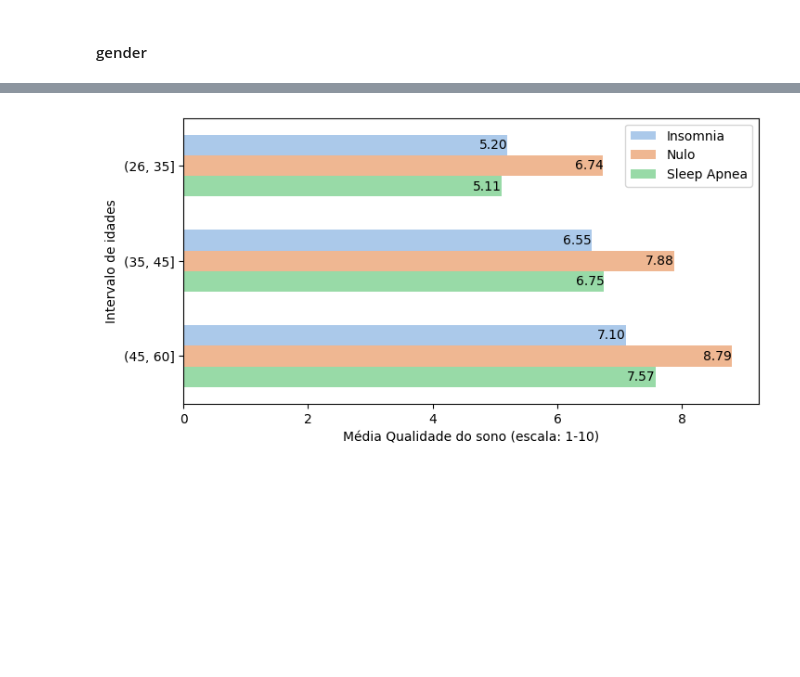
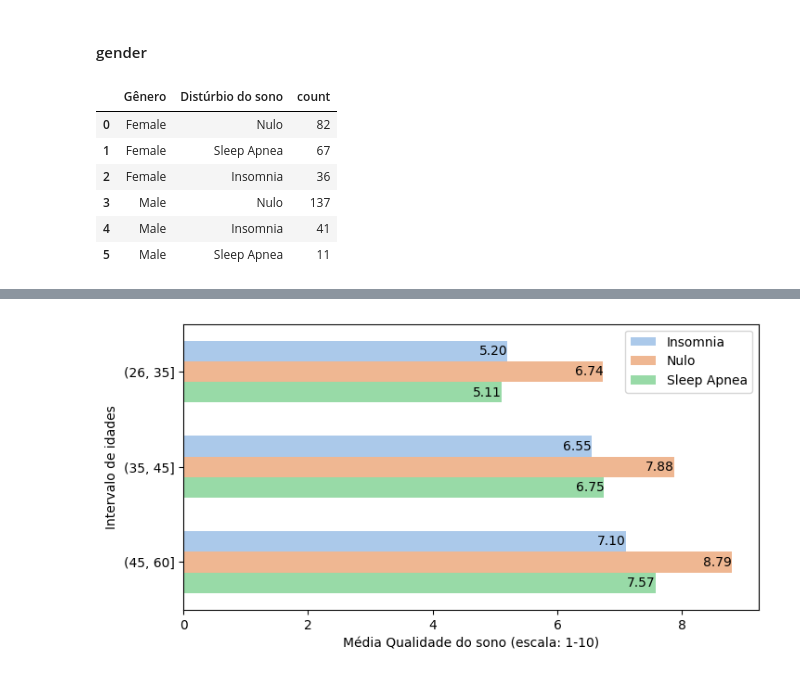
Before and after one commit to kaladabrio2020/Classfica-aoQualidadeDoSono, a Jupyter notebook: DisturbioDoSonoPrediction.ipynb, the cells around one changed output, grey strips where cells are left out. Saved outputs shown, nothing was run; the diff lists cells and outputs as text; code cells hidden in the pictures; blank space fills up the shorter version.

```diff
--- a/DisturbioDoSonoPrediction.ipynb
+++ b/DisturbioDoSonoPrediction.ipynb
@@ -141,6 +141,16 @@ plt.show()
 #### gender
 # %%
 genderDistubio = data.groupby(by='Gênero')['Distúrbio do sono'].value_counts().reset_index()
+# %%
+genderDistubio
+# %% [output]
+|  | Gênero | Distúrbio do sono | count |
+| 0 | Female | Nulo | 82 |
+| 1 | Female | Sleep Apnea | 67 |
+| 2 | Female | Insomnia | 36 |
+| 3 | Male | Nulo | 137 |
+| 4 | Male | Insomnia | 41 |
+| 5 | Male | Sleep Apnea | 11 |
 # %%
 gender  = genderDistubio.groupby(by=['Gênero'])['count'].sum()
 genderD = genderDistubio.groupby(by=['Gênero','Distúrbio do sono'])['count'].sum()
```
Also changed, not shown: parts of 18 cells of this notebook, 1 other file.
